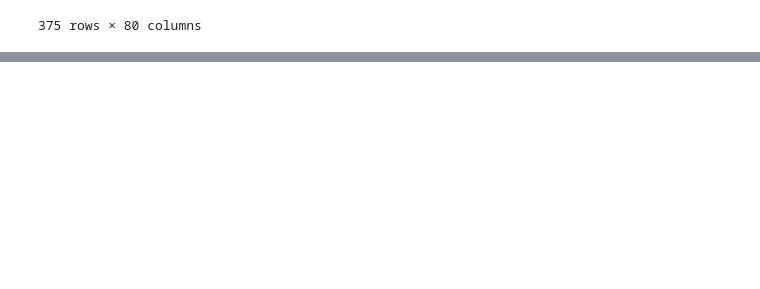
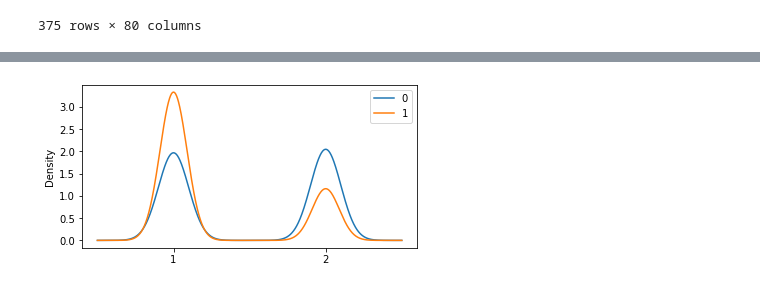
Before and after one commit to hsd1503/covid19_rnn, a Jupyter notebook: DataStatistics.ipynb, the cells around one changed output, grey strips where cells are left out. Cells and saved outputs as stored; diff of their text form; code cells hidden in the pictures; blank space fills up the shorter version.

```diff
--- a/DataStatistics.ipynb
+++ b/DataStatistics.ipynb
@@ -89,0 +201,6 @@ train_data_df.head()
+# %%
+plt.xticks([1,2])
+df.groupby('outcome')['gender'].plot(kind='kde',legend=True, figsize=(6,3))
+plt.savefig('gender.jpg',dpi=300)
+# %% [output]
+[figure, added]
```
Also changed, not shown: parts of 12 cells of this notebook.
